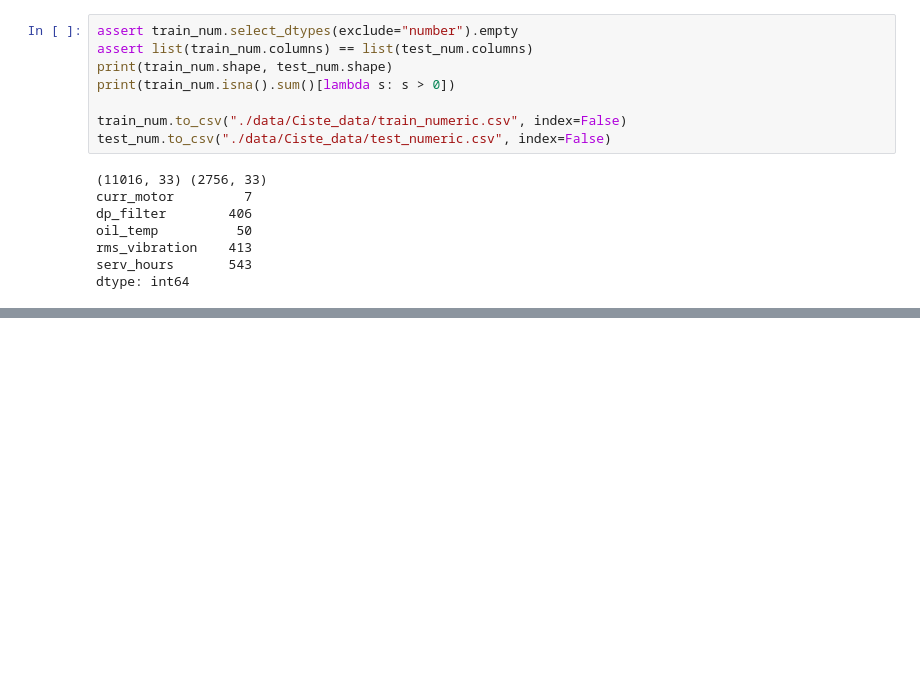
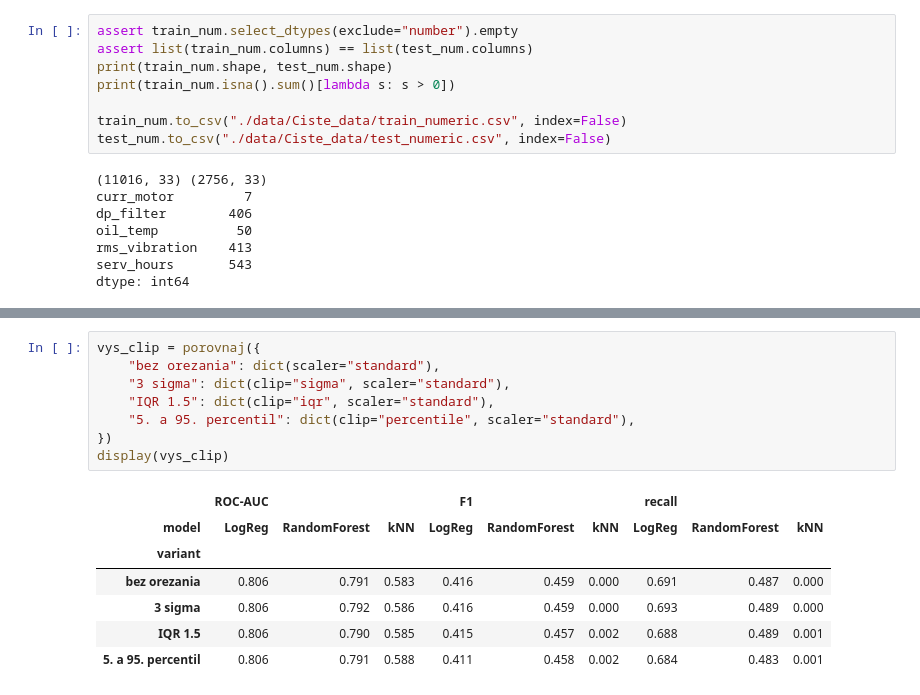
Before and after one commit to Walorean/Iau_project, a Jupyter notebook: test2.ipynb, the cells around one changed output, grey strips where cells are left out. Drawn from its saved outputs; the diff is of its cells as text; blank space fills up the shorter version.

```diff
--- a/test2.ipynb
+++ b/test2.ipynb
@@ -308,0 +454,16 @@ memory usage: 2.6 MB
+# %%
+vys_clip = porovnaj({
+    "bez orezania": dict(scaler="standard"),
+    "3 sigma": dict(clip="sigma", scaler="standard"),
+    "IQR 1.5": dict(clip="iqr", scaler="standard"),
+    "5. a 95. percentil": dict(clip="percentile", scaler="standard"),
+})
+display(vys_clip)
+# %% [output]
+|  | ROC-AUC |  |  | F1 |  |  | recall |  |  |
+| model | LogReg | RandomForest | kNN | LogReg | RandomForest | kNN | LogReg | RandomForest | kNN |
+| variant |  |  |  |  |  |  |  |  |  |
+| bez orezania | 0.806 | 0.791 | 0.583 | 0.416 | 0.459 | 0.000 | 0.691 | 0.487 | 0.000 |
+| 3 sigma | 0.806 | 0.792 | 0.586 | 0.416 | 0.459 | 0.000 | 0.693 | 0.489 | 0.000 |
+| IQR 1.5 | 0.806 | 0.790 | 0.585 | 0.415 | 0.457 | 0.002 | 0.688 | 0.489 | 0.001 |
+| 5. a 95. percentil | 0.806 | 0.791 | 0.588 | 0.411 | 0.458 | 0.002 | 0.684 | 0.483 | 0.001 |
```
Also changed, not shown: parts of 18 cells of this notebook.
